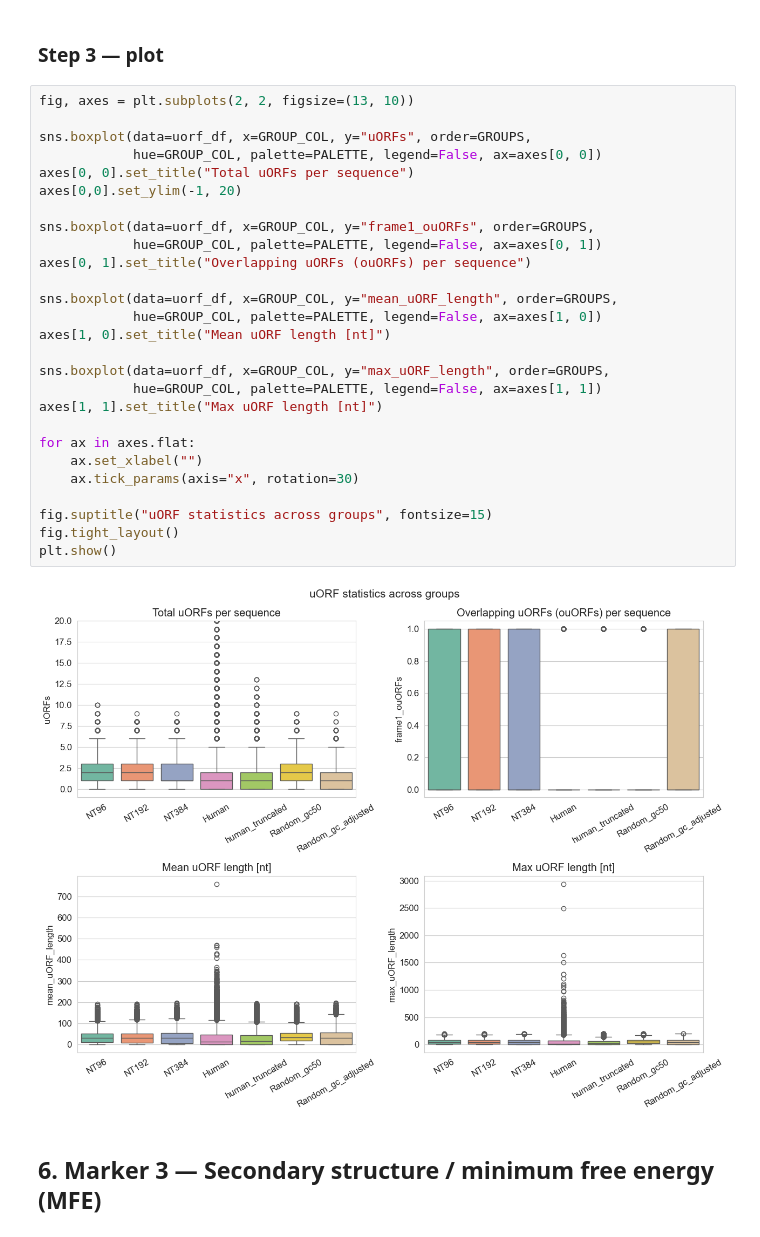
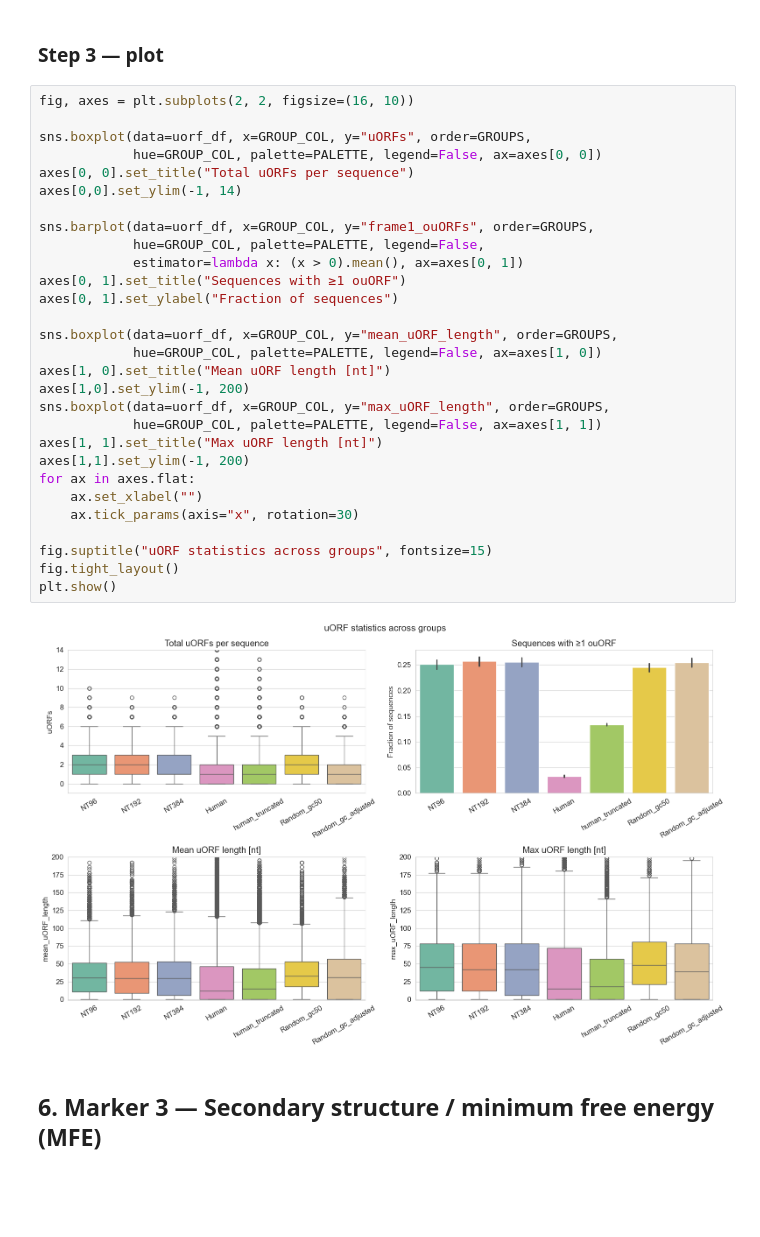
Before and after one commit to jechochamber/Bachelor, a Jupyter notebook: JURA_analysis.ipynb, the cells around one changed output. Drawn from its saved outputs; the diff is of its cells as text; blank space fills up the shorter version.

Commit message:
all plots finished

```diff
--- a/JURA_analysis.ipynb
+++ b/JURA_analysis.ipynb
@@ -368,34 +363,36 @@ uorf_summary
 # %% [markdown]
 ### Step 3 — plot
 # %%
-fig, axes = plt.subplots(2, 2, figsize=(13, 10))
+fig, axes = plt.subplots(2, 2, figsize=(16, 10))
 
 sns.boxplot(data=uorf_df, x=GROUP_COL, y="uORFs", order=GROUPS,
             hue=GROUP_COL, palette=PALETTE, legend=False, ax=axes[0, 0])
 axes[0, 0].set_title("Total uORFs per sequence")
-axes[0,0].set_ylim(-1, 20)
+axes[0,0].set_ylim(-1, 14)
 
-sns.boxplot(data=uorf_df, x=GROUP_COL, y="frame1_ouORFs", order=GROUPS,
-            hue=GROUP_COL, palette=PALETTE, legend=False, ax=axes[0, 1])
-axes[0, 1].set_title("Overlapping uORFs (ouORFs) per sequence")
+sns.barplot(data=uorf_df, x=GROUP_COL, y="frame1_ouORFs", order=GROUPS,
+            hue=GROUP_COL, palette=PALETTE, legend=False,
+            estimator=lambda x: (x > 0).mean(), ax=axes[0, 1])
+axes[0, 1].set_title("Sequences with ≥1 ouORF")
+axes[0, 1].set_ylabel("Fraction of sequences")
 
 sns.boxplot(data=uorf_df, x=GROUP_COL, y="mean_uORF_length", order=GROUPS,
             hue=GROUP_COL, palette=PALETTE, legend=False, ax=axes[1, 0])
 axes[1, 0].set_title("Mean uORF length [nt]")
-
+axes[1,0].set_ylim(-1, 200)
 sns.boxplot(data=uorf_df, x=GROUP_COL, y="max_uORF_length", order=GROUPS,
             hue=GROUP_COL, palette=PALETTE, legend=False, ax=axes[1, 1])
 axes[1, 1].set_title("Max uORF length [nt]")
-
+axes[1,1].set_ylim(-1, 200)
 for ax in axes.flat:
     ax.set_xlabel("")
     ax.tick_params(axis="x", rotation=30)
 
 fig.suptitle("uORF statistics across groups", fontsize=15)
 fig.tight_layout()
 plt.show()
 # %% [output]
-[figure, old version]
+[figure, new version]
 # %% [markdown]
 ## 6. Marker 3 — Secondary structure / minimum free energy (MFE)
 # %% [markdown]
```
Also changed, not shown: parts of 19 cells of this notebook.
